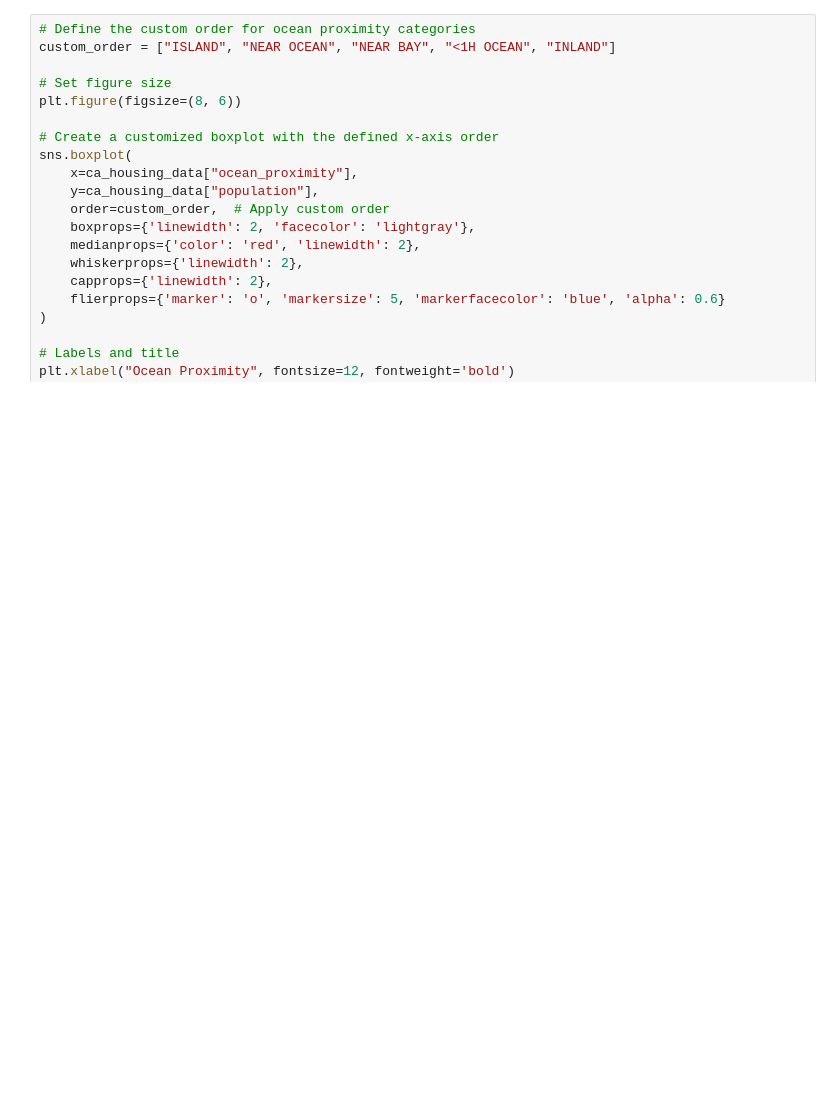
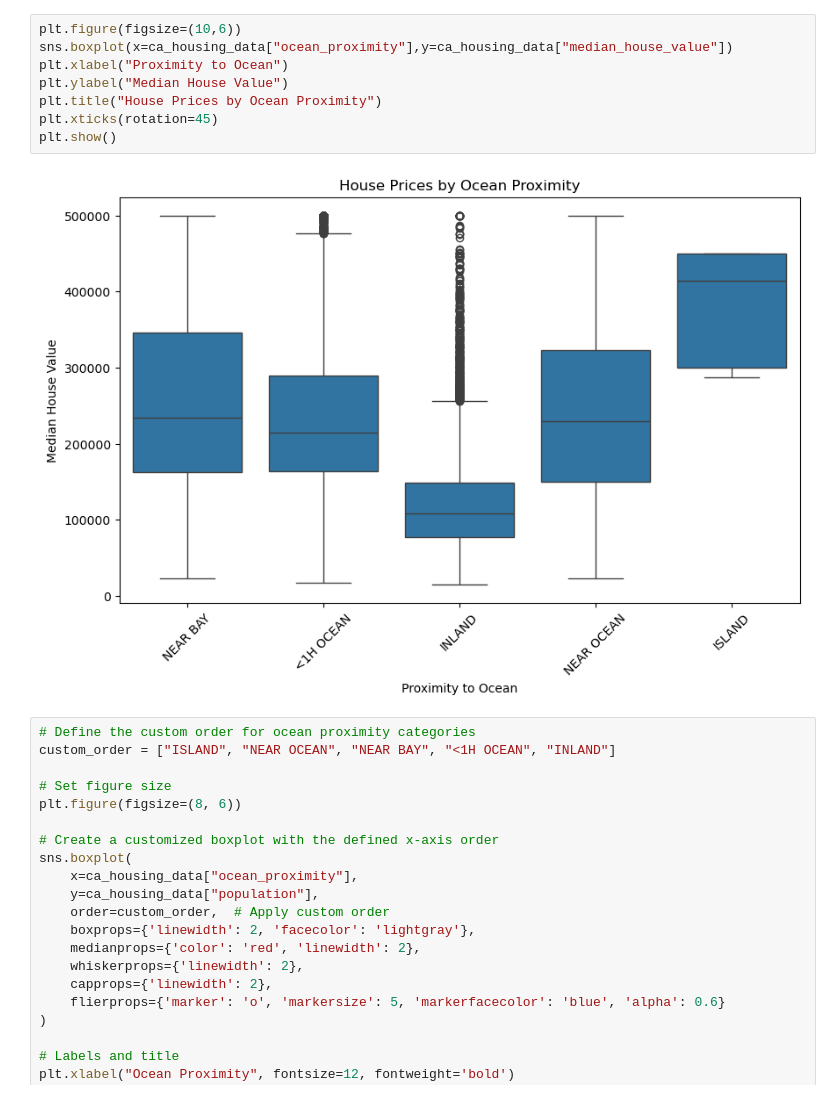
Before and after one commit to k22delafuente/Project_1_G2, a Jupyter notebook: CA_Housing_Data.ipynb, the cells around one changed output. Saved outputs shown, nothing was run; the diff lists cells and outputs as text; blank space fills up the shorter version.

```diff
--- a/CA_Housing_Data.ipynb
+++ b/CA_Housing_Data.ipynb
@@ -25,3 +43,13 @@ ca_housing_data.head()
+# %%
+plt.figure(figsize=(10,6))
+sns.boxplot(x=ca_housing_data["ocean_proximity"],y=ca_housing_data["median_house_value"])
+plt.xlabel("Proximity to Ocean")
+plt.ylabel("Median House Value")
+plt.title("House Prices by Ocean Proximity")
+plt.xticks(rotation=45)
+plt.show()
+# %% [output]
+[figure, added]
 # %%
 # Define the custom order for ocean proximity categories
 custom_order = ["ISLAND", "NEAR OCEAN", "NEAR BAY", "<1H OCEAN", "INLAND"]
```
Also changed, not shown: parts of 5 cells of this notebook.
